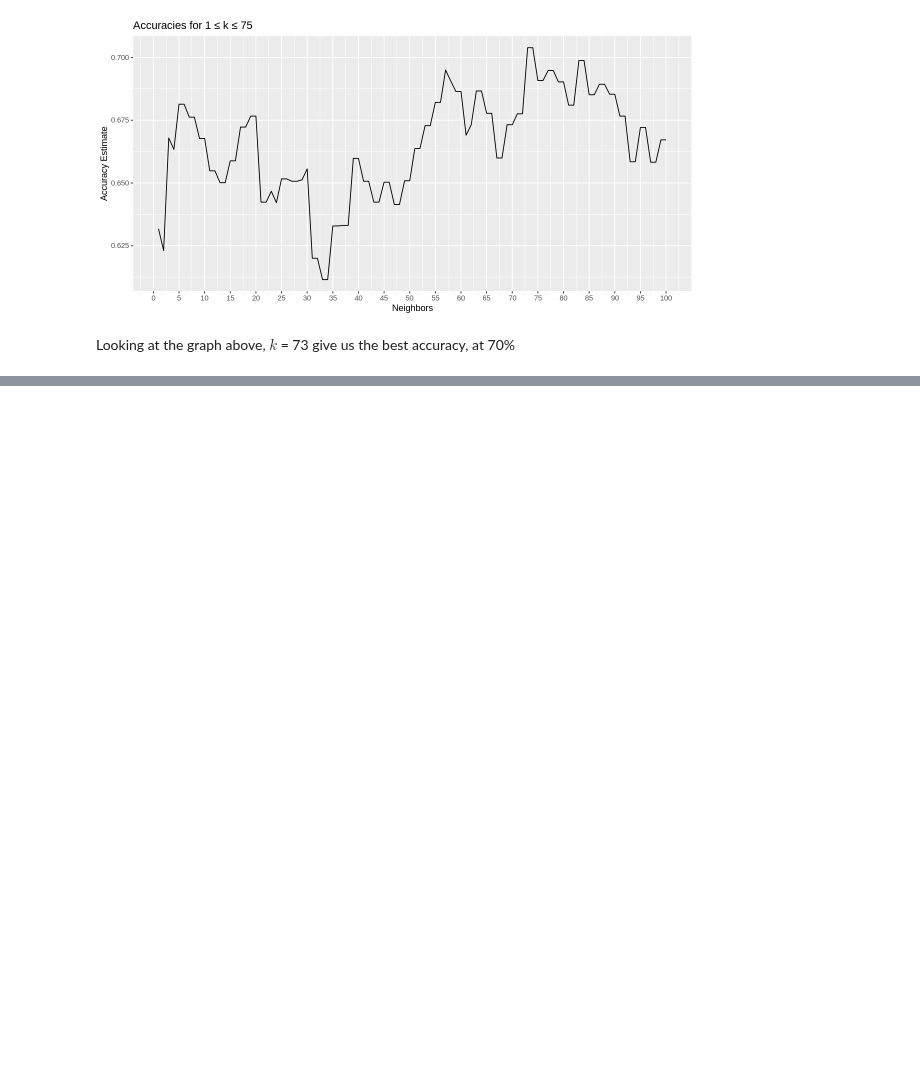
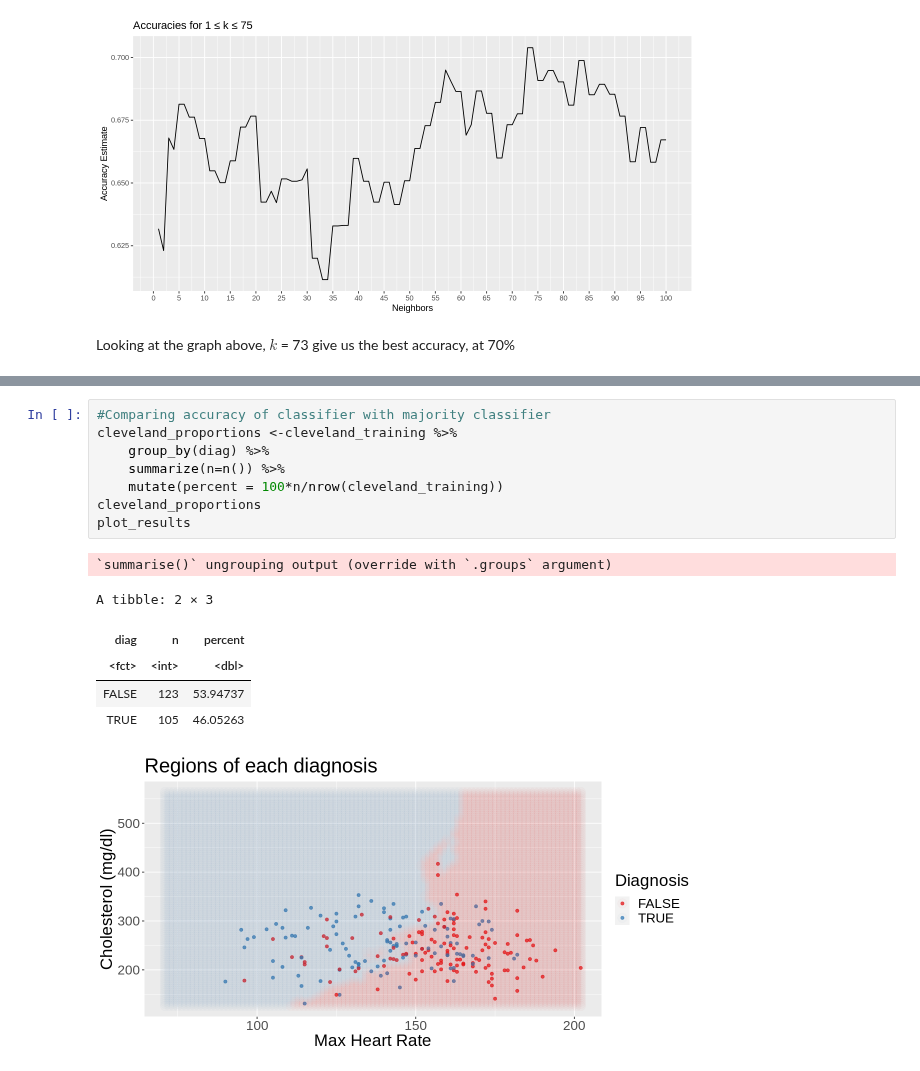
Before and after one commit to Agamchawla/group-29-project, a Jupyter notebook: group_29_project_report.ipynb, the cells around one changed output, grey strips where cells are left out. Saved outputs shown, nothing was run; the diff lists cells and outputs as text; blank space fills up the shorter version.

Commit message:
Adding the majority classifier graph and added methods for finding best k value

```diff
--- a/group_29_project_report.ipynb
+++ b/group_29_project_report.ipynb
@@ -254,3 +264,19 @@ plot_results
+# %%
+#Comparing accuracy of classifier with majority classifier
+cleveland_proportions <-cleveland_training %>%
+    group_by(diag) %>%
+    summarize(n=n()) %>%
+    mutate(percent = 100*n/nrow(cleveland_training))
+cleveland_proportions
+plot_results
+# %% [output]
+`summarise()` ungrouping output (override with `.groups` argument)
+A tibble: 2 × 3
+| diag | n | percent |
+| <fct> | <int> | <dbl> |
+| FALSE | 123 | 53.94737 |
+| TRUE | 105 | 46.05263 |
+[figure, added]
 # %%
 set.seed(1)
 
```
Also changed, not shown: parts of 7 cells of this notebook.
